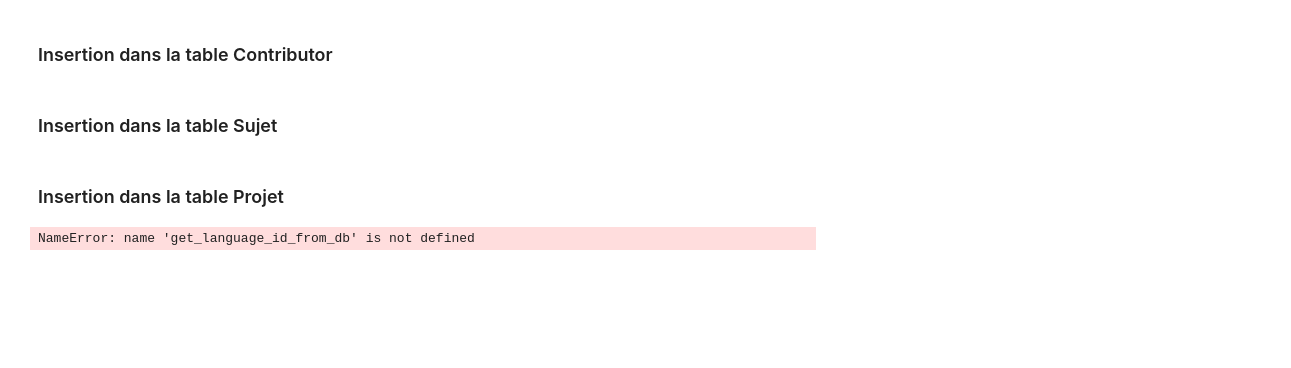
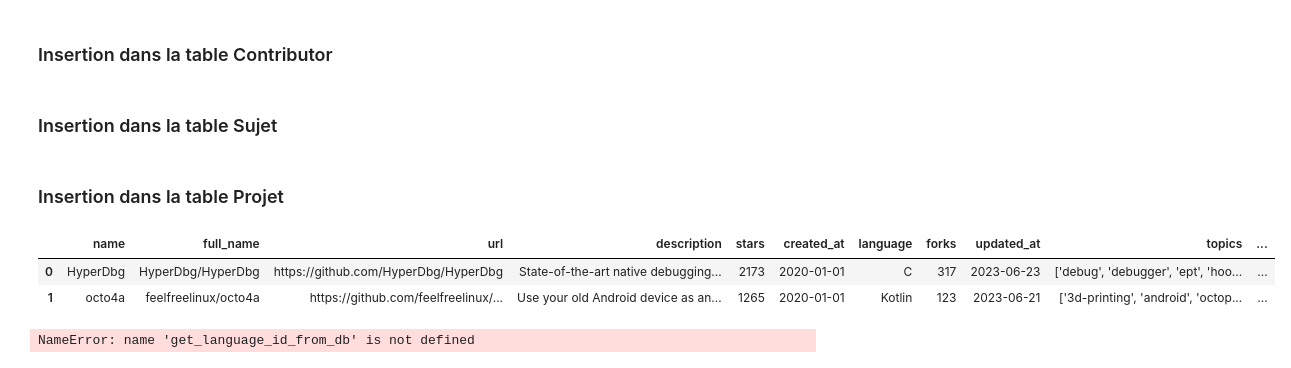
Before and after one commit to Hammilidi/Github_Database, a Jupyter notebook: GitHub_Database.ipynb, the cells around one changed output. Saved outputs shown, nothing was run; the diff lists cells and outputs as text; code cells hidden in the pictures; blank space fills up the shorter version.

```diff
--- a/GitHub_Database.ipynb
+++ b/GitHub_Database.ipynb
@@ -242,6 +242,12 @@ for topic in unique_topics:
     insert_topic_into_db(topic)
 # %% [markdown]
 ### Insertion dans la table Projet
+# %%
+data.head(2)
+# %% [output]
+|  | name | full_name | url | description | stars | created_at | language | forks | updated_at | topics | ... |
+| 0 | HyperDbg | HyperDbg/HyperDbg | https://github.com/HyperDbg/HyperDbg | State-of-the-art native debugging... | 2173 | 2020-01-01 | C | 317 | 2023-06-23 | ['debug', 'debugger', 'ept', 'hoo... | ... |
+| 1 | octo4a | feelfreelinux/octo4a | https://github.com/feelfreelinux/... | Use your old Android device as an... | 1265 | 2020-01-01 | Kotlin | 123 | 2023-06-21 | ['3d-printing', 'android', 'octop... | ... |
 # %%
 # Étape 5: Insérer les projets dans la table "Projet"
 for index, row in dataset.iterrows():
```
Also changed, not shown: parts of 2 cells of this notebook.
